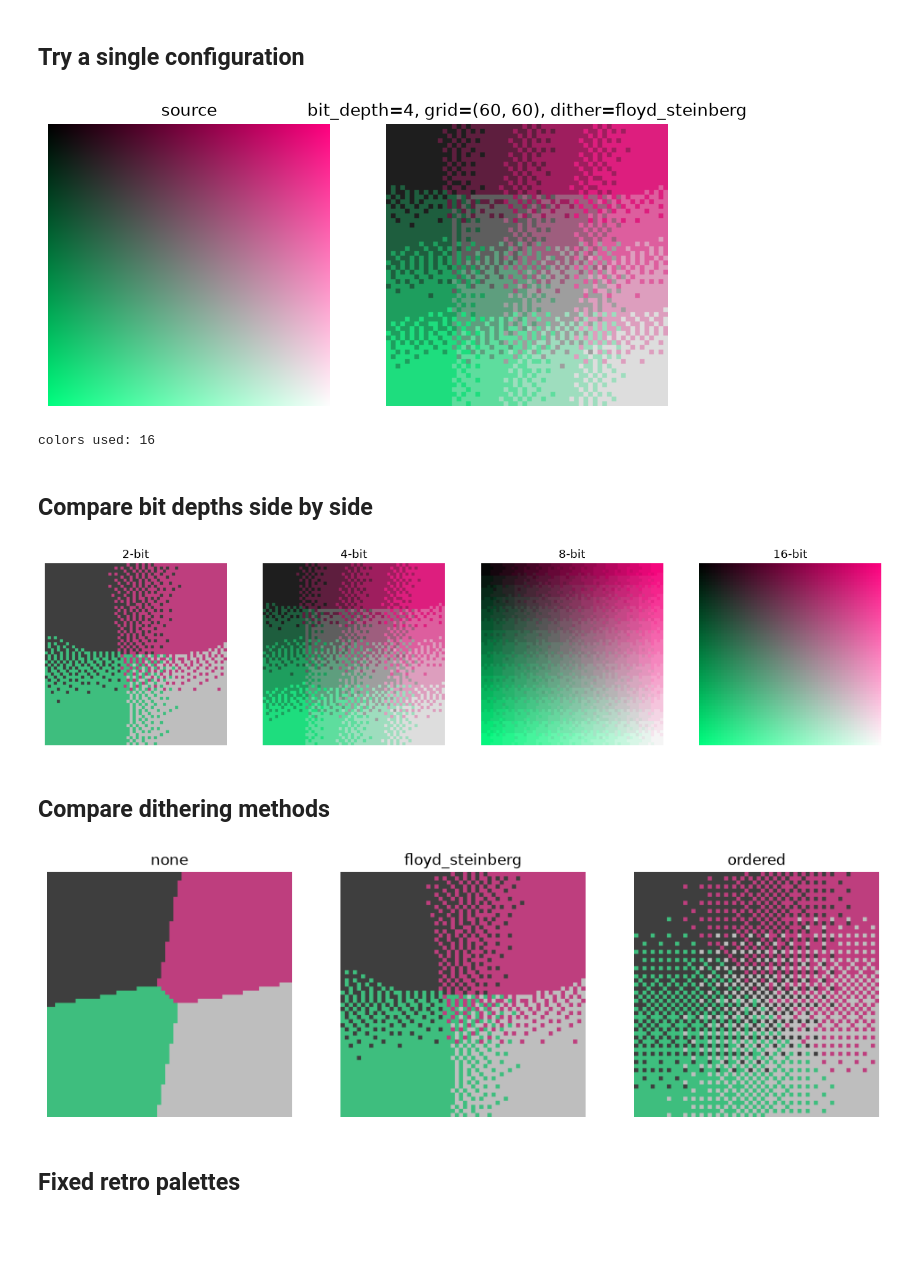
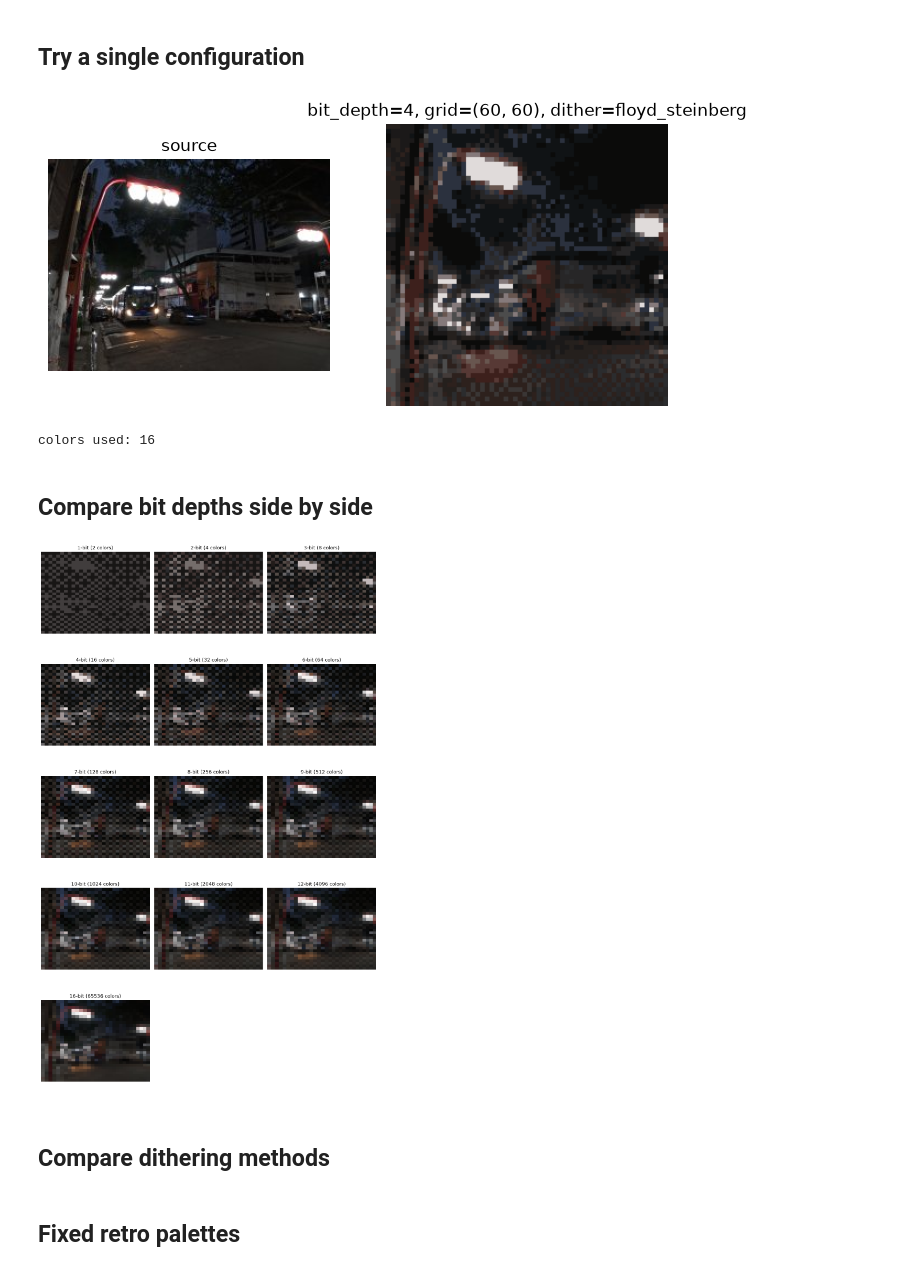
Before and after one commit to allmonty/bitmapper, a Jupyter notebook: notebooks/01_bitmapper_playground.ipynb, the cells around one changed output. Cells and saved outputs as stored; diff of their text form; code cells hidden in the pictures; blank space fills up the shorter version.

```diff
--- a/notebooks/01_bitmapper_playground.ipynb
+++ b/notebooks/01_bitmapper_playground.ipynb
@@ -23,7 +22,7 @@ Available fixed palettes: ['cga', 'ega', 'gameboy', 'vga256']
 
 Point `IMAGE_PATH` at a real photo if you have one. If it's missing, a synthetic gradient/checker test image is generated instead.
 # %%
-IMAGE_PATH = Path("sample.jpg")
+IMAGE_PATH = Path.cwd().parent / "_images" / "DJI_20260614174001_0014_D.DNG"
 
 if IMAGE_PATH.exists():
     source_image = np.array(Image.open(IMAGE_PATH).convert("RGB"))
@@ -70,38 +68,61 @@ plt.show()
 
 print("colors used:", len(set(map(tuple, result.output.reshape(-1, 3)))))
 # %% [output]
-[figure, old version]
+[figure, new version]
 colors used: 16
 # %% [markdown]
 ## Compare bit depths side by side
 # %%
-bit_depths = [2, 4, 8, 16]
+bit_depths = [1, 2, 3, 4, 5, 6, 7, 8, 9, 10, 11, 12, 16]  # 16+ is "true color" passthrough (no palette quantization)
 
-fig, axes = plt.subplots(1, len(bit_depths), figsize=(4 * len(bit_depths), 4))
+ncols = 3
+nrows = -(-len(bit_depths) // ncols)  # ceil division
+
+fig, axes = plt.subplots(nrows, ncols, figsize=(4 * ncols, 4 * nrows))
+axes = axes.flatten()
+
+photo_size = (source_image.shape[1], source_image.shape[0])
+output_size = photo_size
+
 for ax, depth in zip(axes, bit_depths):
-    cfg = BitmapFilterConfig(output_size=(600, 600), grid_size=(60, 60), bit_depth=depth, dither="floyd_steinberg")
+    cfg = BitmapFilterConfig(output_size=output_size, grid_size=(30, 30), bit_depth=depth, dither="ordered")
     res = apply_bitmap_filter(source_image, cfg)
     ax.imshow(res.output)
-    ax.set_title(f"{depth}-bit")
+    ax.set_title(f"{depth}-bit ({2 ** depth} colors)")
     ax.axis("off")
+
+for ax in axes[len(bit_depths):]:
+    ax.axis("off")
+
+plt.tight_layout()
 plt.show()
 # %% [output]
-[figure, old version]
+[figure, new version]
 # %% [markdown]
 ## Compare dithering methods
 # %%
-dither_methods = ["none", "floyd_steinberg", "ordered"]
+from bitmapper.dither import list_methods as list_dither_methods
 
-fig, axes = plt.subplots(1, len(dither_methods), figsize=(4 * len(dither_methods), 4))
+dither_methods = list_dither_methods()
+
+ncols = 4
+nrows = -(-len(dither_methods) // ncols)  # ceil division
+
+fig, axes = plt.subplots(nrows, ncols, figsize=(4 * ncols, 4 * nrows))
+axes = axes.flatten()
+
 for ax, method in zip(axes, dither_methods):
     cfg = BitmapFilterConfig(output_size=(600, 600), grid_size=(60, 60), bit_depth=2, dither=method)
     res = apply_bitmap_filter(source_image, cfg)
     ax.imshow(res.output)
     ax.set_title(method)
     ax.axis("off")
+
+for ax in axes[len(dither_methods):]:
+    ax.axis("off")
+
+plt.tight_layout()
 plt.show()
-# %% [output]
-[figure, removed]
 # %% [markdown]
 ## Fixed retro palettes
 # %%
```
Also changed, not shown: parts of 4 cells of this notebook, 7 other files.
